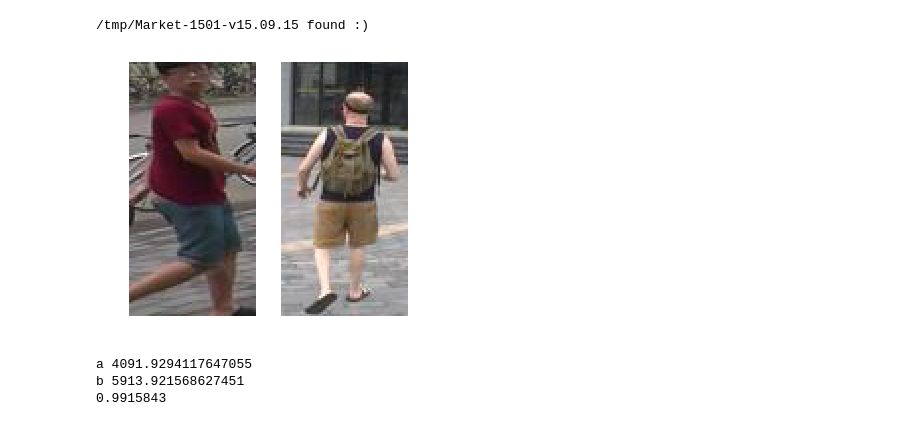
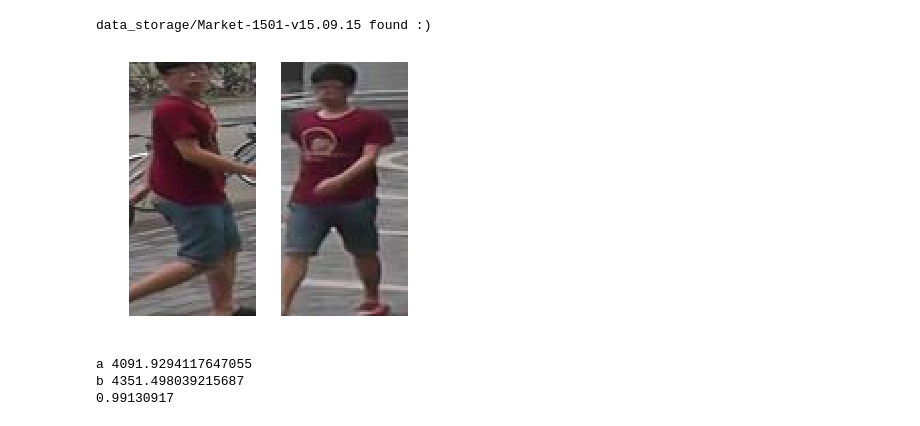
Before and after one commit to jutanke/person_reid, a Jupyter notebook: sample.ipynb, the cells around one changed output. Saved outputs shown, nothing was run; the diff lists cells and outputs as text; code cells hidden in the pictures.

```diff
--- a/sample.ipynb
+++ b/sample.ipynb
@@ -2,42 +2,42 @@
 %matplotlib inline
 from pak.datasets.Market1501 import Market1501
 import matplotlib.pyplot as plt
 from keras.models import load_model
 import sys
 sys.path.insert(0, '../')
 from reid import reid
 
-root = '/tmp'
+root = 'data_storage'
 m1501 = Market1501(root)
 X, Y = m1501.get_train()
 
 
 
 model = reid.ReId()
 
 
 def predict(A, B):
     pass
 
 
 # ==== same ====
 im1 = X[0]
-im2 = X[600]
+im2 = X[2]
 
 fig = plt.figure(figsize=(5,5))
 ax = fig.add_subplot(121); ax.axis('off')
 ax.imshow(im1)
 ax = fig.add_subplot(122); ax.axis('off')
 ax.imshow(im2)
 plt.show()
 # %% [output]
-/tmp/Market-1501-v15.09.15 found :)
+data_storage/Market-1501-v15.09.15 found :)
-[figure, old version]
+[figure, new version]
 # %%
 score = model.predict(im1, im2)
 
 print(score)
 # %% [output]
 a 4091.9294117647055
-b 5913.921568627451
-0.9915843
+b 4351.498039215687
+0.99130917
```
Also changed, not shown: 2 other files.
